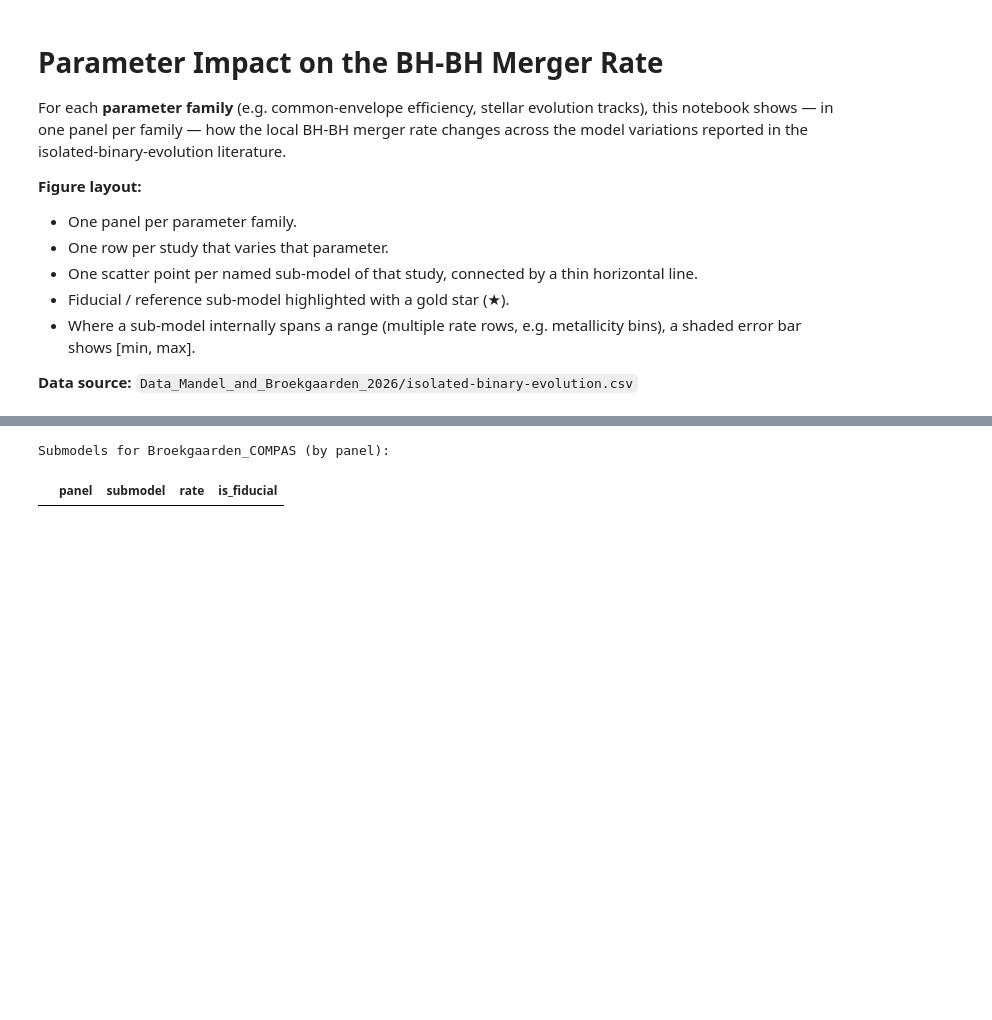
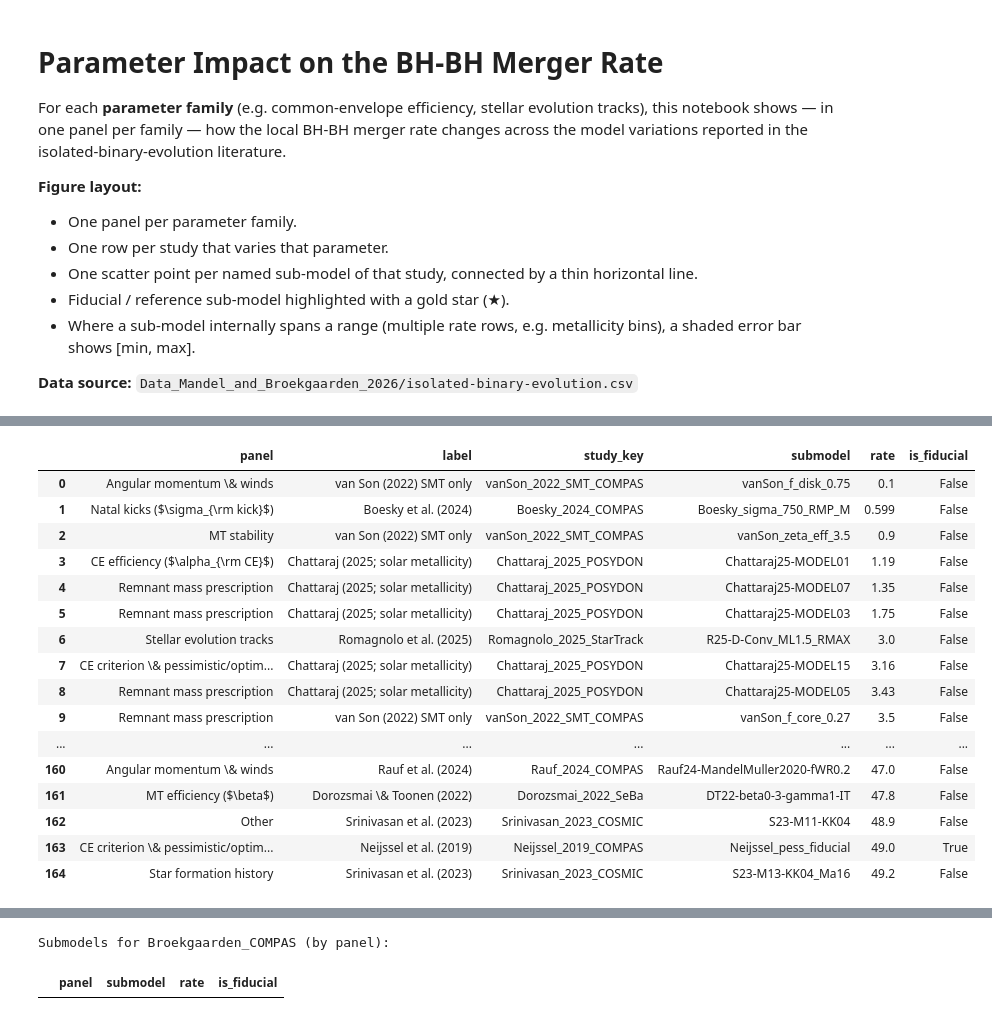
Before and after one commit to FloorBroekgaarden/Rates_of_Compact_Object_Coalescence, a Jupyter notebook: plottingCode_v2/parameter_impact_rate.ipynb, the cells around one changed output, grey strips where cells are left out. Drawn from its saved outputs; the diff is of its cells as text; code cells hidden in the pictures; blank space fills up the shorter version.

```diff
--- a/plottingCode_v2/parameter_impact_rate.ipynb
+++ b/plottingCode_v2/parameter_impact_rate.ipynb
@@ -222,0 +399,94 @@ Panels and studies:
+# %%
+# ── Tables: submodel variations below observational comparison rates ─────────
+
+import pandas as pd
+import numpy as np
+
+BOCO_R0 = 20.0
+GWTC5_HIGH = 49.4
+
+# Clean table from pts
+rate_table = pts.copy()
+rate_table = rate_table[np.isfinite(rate_table["rate"]) & (rate_table["rate"] > 0)]
+
+# Optional: remove exact duplicates across panels if the same study/submodel appears several times
+# Comment this out if you want to keep each parameter-family appearance.
+rate_table = rate_table.drop_duplicates(
+    subset=["study_key", "submodel", "rate"]
+)
+
+# Add useful flags
+rate_table["below_49p4"] = rate_table["rate"] < GWTC5_HIGH
+rate_table["below_20"] = rate_table["rate"] < BOCO_R0
+
+# Sort in a useful order
+rate_table = rate_table.sort_values(
+    ["below_20", "below_49p4", "rate"],
+    ascending=[False, False, True]
+)
+
+# Select columns for display
+cols = [
+    "panel",
+    "label",
+    "study_key",
+    "submodel",
+    "rate",
+    "is_fiducial",
+]
+
+below_49p4 = (
+    rate_table[rate_table["below_49p4"]]
+    .sort_values(["rate", "panel", "label"])
+    [cols]
+    .reset_index(drop=True)
+)
+
+# Find where rates first exceed 20
+split_idx = (below_49p4["rate"] >= 20).idxmax()
+
+# Separator row
+separator = pd.DataFrame({
+    c: ["──────── Above 20 Gpc$^{-3}$ yr$^{-1}$ ────────"]
+    if c == "panel" else [""]
+    for c in below_49p4.columns
+})
+
+# Insert separator
+below_49p4_display = pd.concat(
+    [
+        below_49p4.iloc[:split_idx],
+        separator,
+        below_49p4.iloc[split_idx:]
+    ],
+    ignore_index=True
+)
+
+display(below_49p4_display)
+
+# pd.set_option("display.max_rows", 200)
+# pd.set_option("display.max_colwidth", 120)
+
+# print(f"Submodels with R_BBH < {GWTC5_HIGH} Gpc^-3 yr^-1: {len(below_49p4)}")
+# display(below_49p4)
+
+# print(f"Submodels with R_BBH < {BOCO_R0} Gpc^-3 yr^-1: {len(below_20)}")
+# display(below_20)
+# %% [output]
+|  | panel | label | study_key | submodel | rate | is_fiducial |
+| 0 | Angular momentum \& winds | van Son (2022) SMT only | vanSon_2022_SMT_COMPAS | vanSon_f_disk_0.75 | 0.1 | False |
+| 1 | Natal kicks ($\sigma_{\rm kick}$) | Boesky et al. (2024) | Boesky_2024_COMPAS | Boesky_sigma_750_RMP_M | 0.599 | False |
+| 2 | MT stability | van Son (2022) SMT only | vanSon_2022_SMT_COMPAS | vanSon_zeta_eff_3.5 | 0.9 | False |
+| 3 | CE efficiency ($\alpha_{\rm CE}$) | Chattaraj (2025; solar metallicity) | Chattaraj_2025_POSYDON | Chattaraj25-MODEL01 | 1.19 | False |
+| 4 | Remnant mass prescription | Chattaraj (2025; solar metallicity) | Chattaraj_2025_POSYDON | Chattaraj25-MODEL07 | 1.35 | False |
+| 5 | Remnant mass prescription | Chattaraj (2025; solar metallicity) | Chattaraj_2025_POSYDON | Chattaraj25-MODEL03 | 1.75 | False |
+| 6 | Stellar evolution tracks | Romagnolo et al. (2025) | Romagnolo_2025_StarTrack | R25-D-Conv_ML1.5_RMAX | 3.0 | False |
+| 7 | CE criterion \& pessimistic/optim... | Chattaraj (2025; solar metallicity) | Chattaraj_2025_POSYDON | Chattaraj25-MODEL15 | 3.16 | False |
+| 8 | Remnant mass prescription | Chattaraj (2025; solar metallicity) | Chattaraj_2025_POSYDON | Chattaraj25-MODEL05 | 3.43 | False |
+| 9 | Remnant mass prescription | van Son (2022) SMT only | vanSon_2022_SMT_COMPAS | vanSon_f_core_0.27 | 3.5 | False |
+| ... | ... | ... | ... | ... | ... | ... |
+| 160 | Angular momentum \& winds | Rauf et al. (2024) | Rauf_2024_COMPAS | Rauf24-MandelMuller2020-fWR0.2 | 47.0 | False |
+| 161 | MT efficiency ($\beta$) | Dorozsmai \& Toonen (2022) | Dorozsmai_2022_SeBa | DT22-beta0-3-gamma1-IT | 47.8 | False |
+| 162 | Other | Srinivasan et al. (2023) | Srinivasan_2023_COSMIC | S23-M11-KK04 | 48.9 | False |
+| 163 | CE criterion \& pessimistic/optim... | Neijssel et al. (2019) | Neijssel_2019_COMPAS | Neijssel_pess_fiducial | 49.0 | True |
+| 164 | Star formation history | Srinivasan et al. (2023) | Srinivasan_2023_COSMIC | S23-M13-KK04_Ma16 | 49.2 | False |
```
Also changed, not shown: parts of 15 cells of this notebook, 13 other files.
